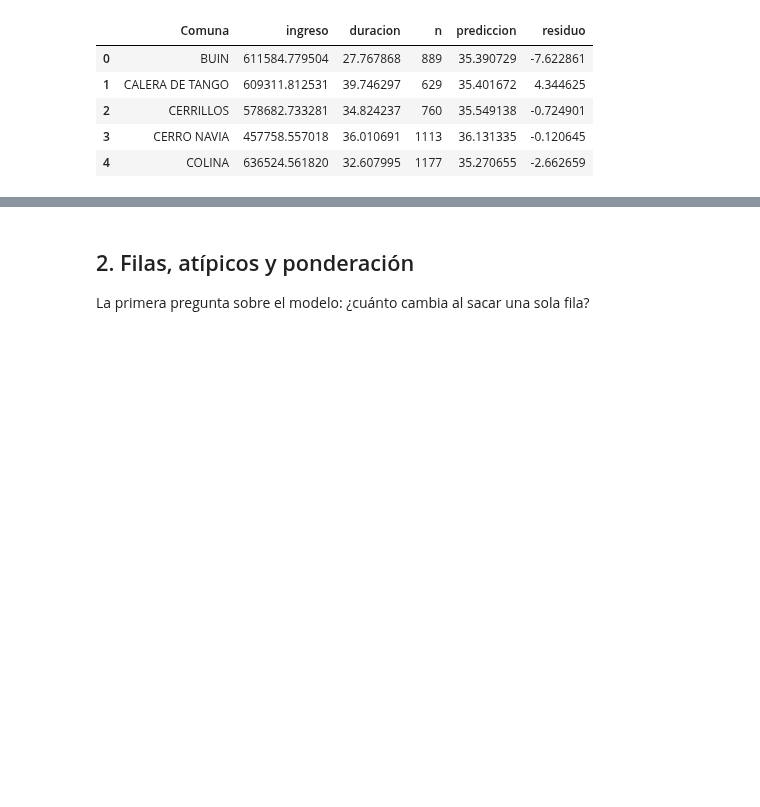
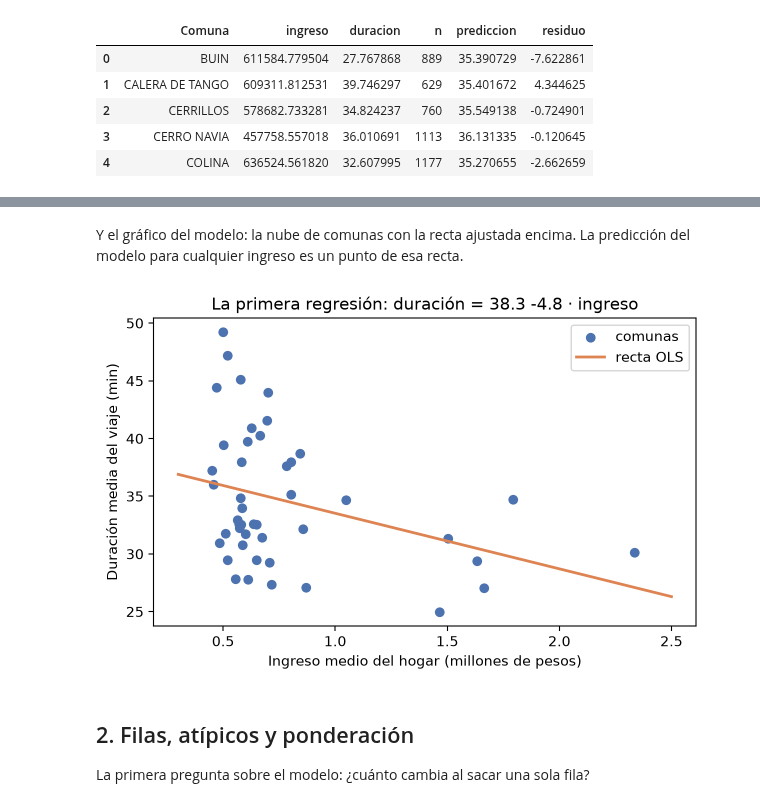
Before and after one commit to daniopitz/cienciadatos, a Jupyter notebook: 04_regresion.ipynb, the cells around one changed output, grey strips where cells are left out. Cells and saved outputs as stored; diff of their text form; code cells hidden in the pictures; blank space fills up the shorter version.

```diff
--- a/04_regresion.ipynb
+++ b/04_regresion.ipynb
@@ -120,3 +168,24 @@ por_comuna.head()
+# %% [markdown]
+Y el gráfico del modelo: la nube de comunas con la recta ajustada encima. La
+predicción del modelo para cualquier ingreso es un punto de esa recta.
+# %%
+fig, ax = plt.subplots(figsize=(7, 4))
+ax.scatter(por_comuna["ingreso"] / 1e6, por_comuna["duracion"],
+           color="#4C72B0", label="comunas")
+
+x_linea = np.linspace(0.3, 2.5, 50)
+y_linea = modelo_simple.params["const"] + modelo_simple.params["ingreso"] * x_linea
+ax.plot(x_linea, y_linea, color="#DD8452", linewidth=2, label="recta OLS")
+
+ax.set_xlabel("Ingreso medio del hogar (millones de pesos)")
+ax.set_ylabel("Duración media del viaje (min)")
+ax.set_title("La primera regresión: duración = "
+             f"{modelo_simple.params['const']:.1f} "
+             f"{modelo_simple.params['ingreso']:+.1f} · ingreso")
+ax.legend()
+plt.show()
+# %% [output]
+[figure, added]
 # %% [markdown]
 ## 2. Filas, atípicos y ponderación
 
```
Also changed, not shown: parts of 6 cells of this notebook.
